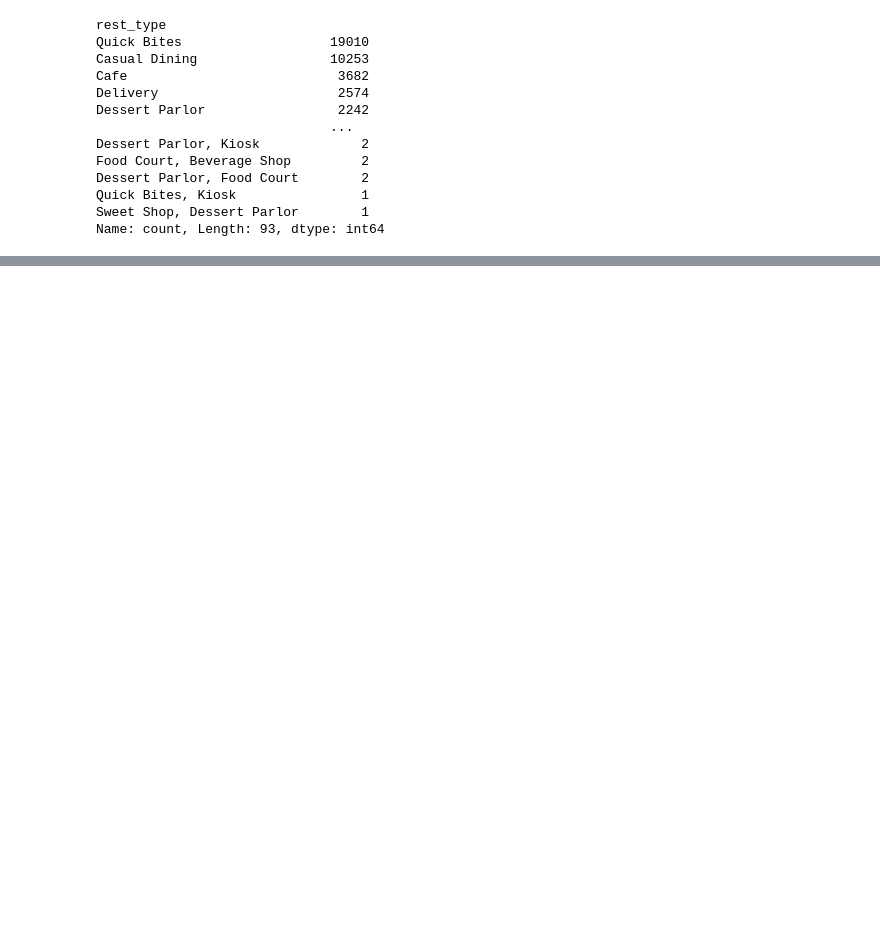
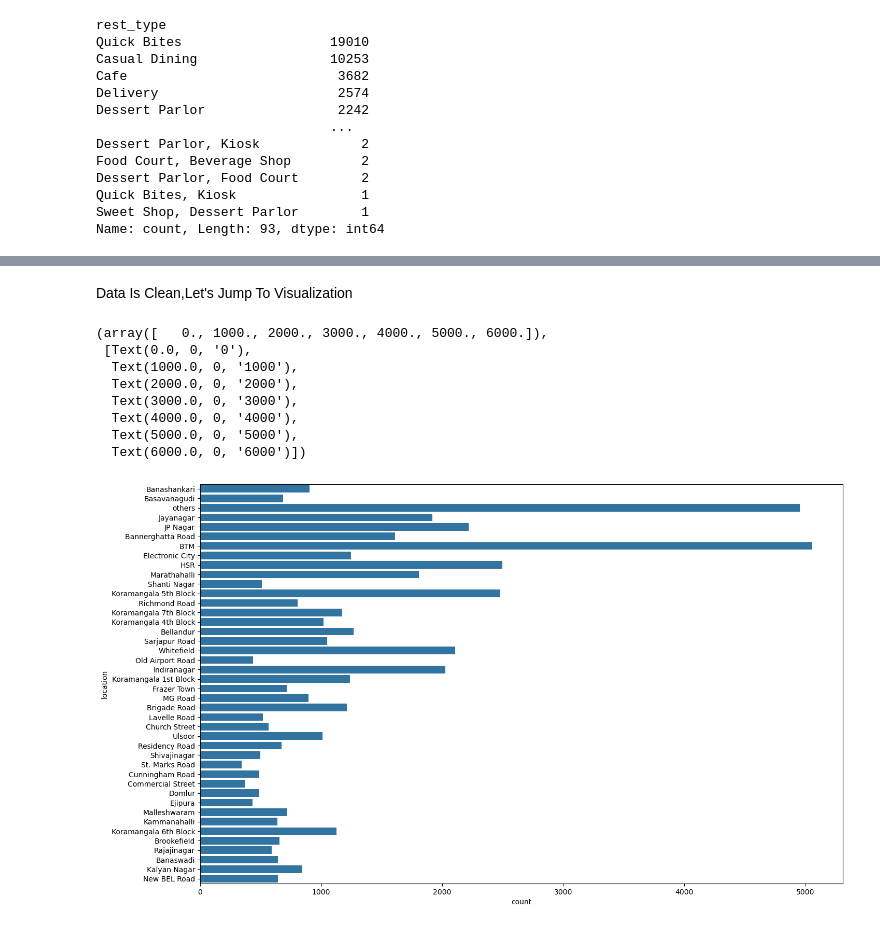
Before and after one commit to Avinash174/Data-Science-Class, a Jupyter notebook: python/project/zomato.ipynb, the cells around one changed output, grey strips where cells are left out. Drawn from its saved outputs; the diff is of its cells as text; code cells hidden in the pictures; blank space fills up the shorter version.

```diff
--- a/python/project/zomato.ipynb
+++ b/python/project/zomato.ipynb
@@ -236,3 +236,6 @@ Dessert Parlor, Food Court        2
 Quick Bites, Kiosk                1
 Sweet Shop, Dessert Parlor        1
 Name: count, Length: 93, dtype: int64
+# %%
+rest_type_lessthan1000=rest_type[rest_type<1000]
+rest_type_lessthan1000
@@ -238,0 +256,8 @@ Name: count, Length: 93, dtype: int64
+# %%
+def handle_rest_type(value):
+    if(value in rest_type_lessthan1000):
+        return 'others'
+    else:
+        return value
+df['rest_type']=df['rest_type'].apply(handle_rest_type)
+df['rest_type'].value_counts()
@@ -238,0 +292,11 @@ Name: count, Length: 93, dtype: int64
+# %%
+location=df['location'].value_counts(ascending=True)
+location_lessthan300=location[location<300]
+
+def handle_location(value):
+    if(value in location_lessthan300):
+        return 'others'
+    else:
+        return value
+df['location']=df['location'].apply(handle_location)
+df['location'].value_counts()
@@ -238,0 +321,11 @@ Name: count, Length: 93, dtype: int64
+# %%
+cuisines=df['cuisines'].value_counts(ascending=False)
+cuisines_lessthan100=cuisines[cuisines<100]
+
+def handle_cuisines(value):
+    if(value in cuisines_lessthan100):
+        return 'others'
+    else:
+        return value
+df['location']=df['location'].apply(handle_cuisines)
+df['cuisines'].value_counts()
@@ -238,0 +367,16 @@ Name: count, Length: 93, dtype: int64
+# %% [markdown]
+Data Is Clean,Let's Jump To Visualization
+# %%
+plt.figure(figsize=(16,10))
+ax=sns.countplot(df['location'])
+plt.xticks()
+# %% [output]
+(array([   0., 1000., 2000., 3000., 4000., 5000., 6000.]),
+ [Text(0.0, 0, '0'),
+  Text(1000.0, 0, '1000'),
+  Text(2000.0, 0, '2000'),
+  Text(3000.0, 0, '3000'),
+  Text(4000.0, 0, '4000'),
+  Text(5000.0, 0, '5000'),
+  Text(6000.0, 0, '6000')])
+[figure, added]
```
Also changed, not shown: parts of 7 cells of this notebook.
